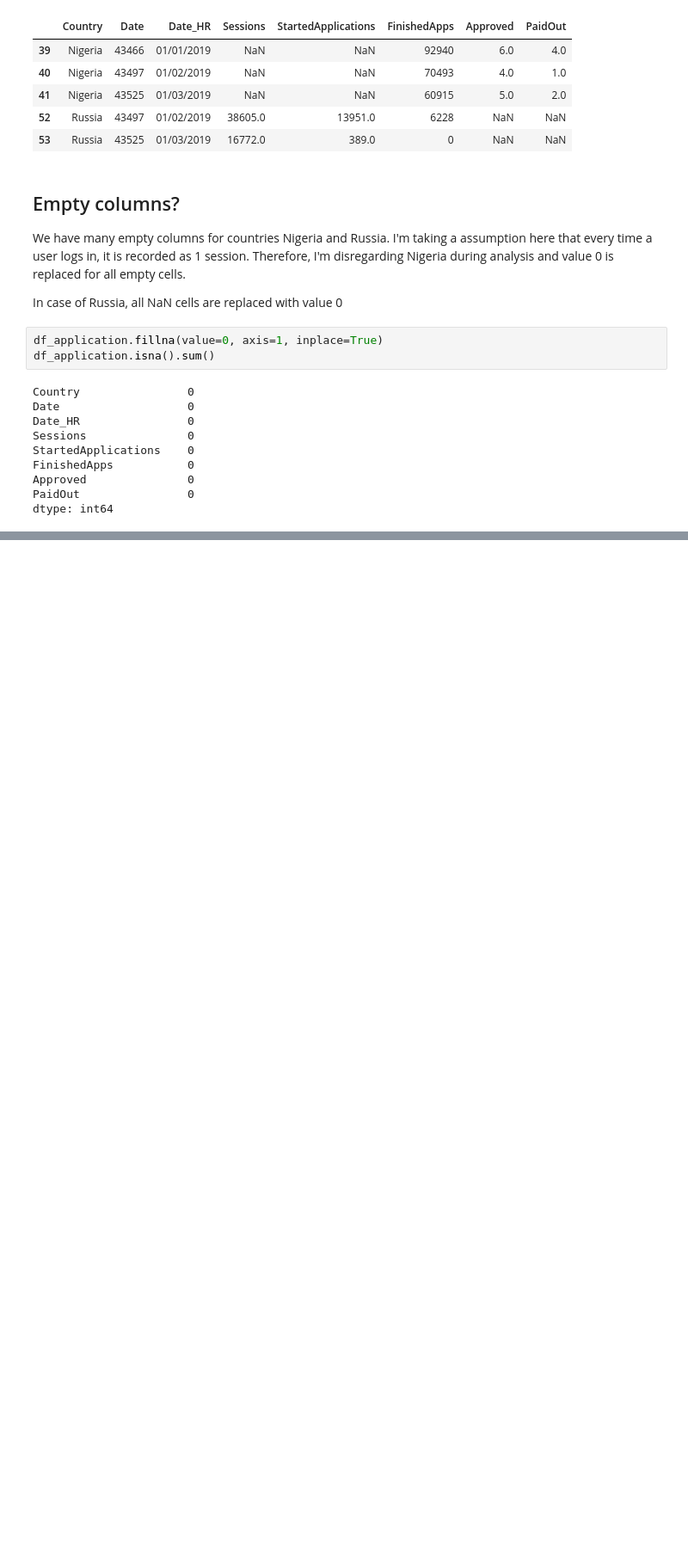
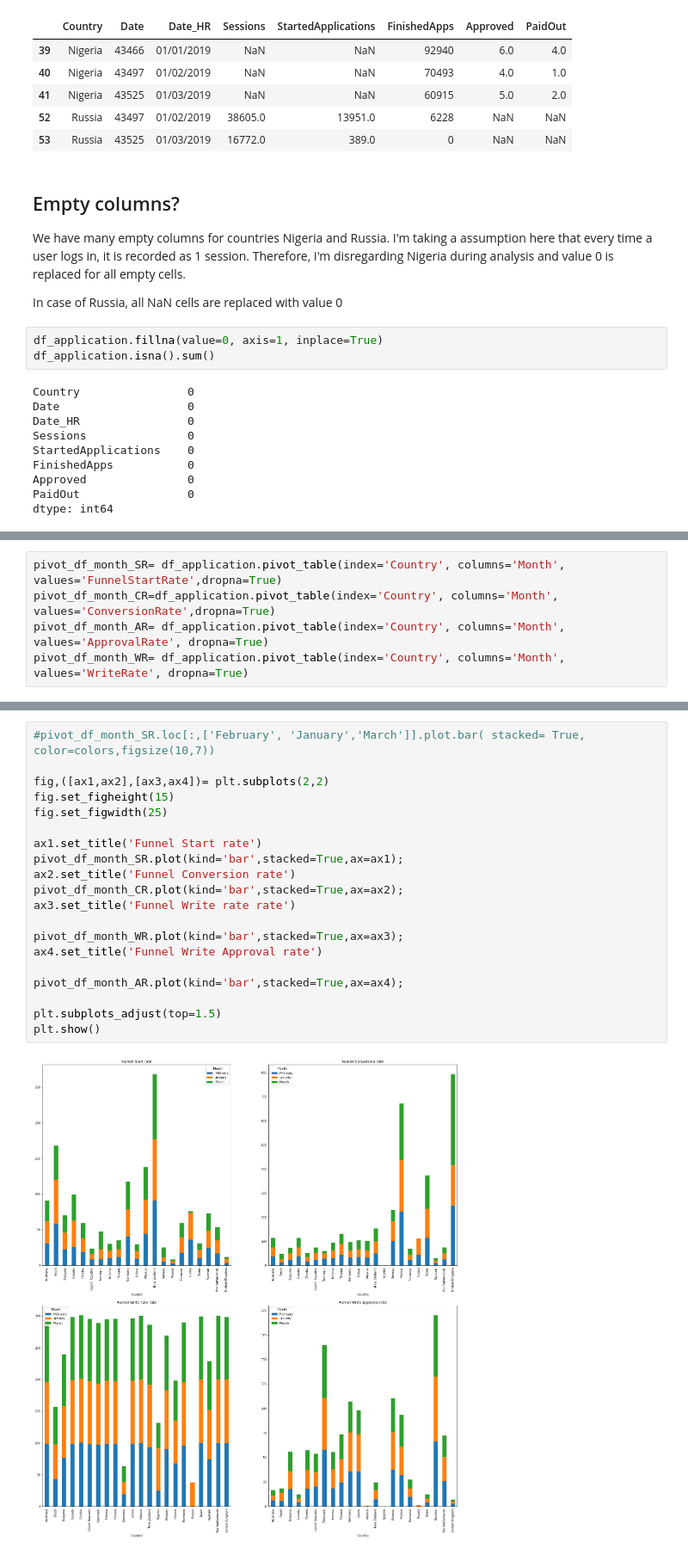
Before and after one commit to poddardelhi/crm_homeTask, a Jupyter notebook: HomeTask_CRMAnalyst.ipynb, the cells around one changed output, grey strips where cells are left out. Shown: that part at 86% size. Drawn from its saved outputs; the diff is of its cells as text; blank space fills up the shorter version.

```diff
--- a/HomeTask_CRMAnalyst.ipynb
+++ b/HomeTask_CRMAnalyst.ipynb
@@ -143,0 +160,5 @@ df_application.loc[:5,['Country','Date','FunnelStartRate','ConversionRate','Appr
+# %%
+pivot_df_month_SR= df_application.pivot_table(index='Country', columns='Month', values='FunnelStartRate',dropna=True)
+pivot_df_month_CR=df_application.pivot_table(index='Country', columns='Month', values='ConversionRate',dropna=True)
+pivot_df_month_AR= df_application.pivot_table(index='Country', columns='Month', values='ApprovalRate', dropna=True)
+pivot_df_month_WR= df_application.pivot_table(index='Country', columns='Month', values='WriteRate', dropna=True)
@@ -143,0 +186,22 @@ df_application.loc[:5,['Country','Date','FunnelStartRate','ConversionRate','Appr
+# %%
+#pivot_df_month_SR.loc[:,['February', 'January','March']].plot.bar( stacked= True, color=colors,figsize(10,7))
+
+fig,([ax1,ax2],[ax3,ax4])= plt.subplots(2,2)
+fig.set_figheight(15)
+fig.set_figwidth(25)
+
+ax1.set_title('Funnel Start rate')
+pivot_df_month_SR.plot(kind='bar',stacked=True,ax=ax1);
+ax2.set_title('Funnel Conversion rate')
+pivot_df_month_CR.plot(kind='bar',stacked=True,ax=ax2);
+ax3.set_title('Funnel Write rate rate')
+
+pivot_df_month_WR.plot(kind='bar',stacked=True,ax=ax3);
+ax4.set_title('Funnel Write Approval rate')
+
+pivot_df_month_AR.plot(kind='bar',stacked=True,ax=ax4);
+
+plt.subplots_adjust(top=1.5)
+plt.show()
+# %% [output]
+[figure, added]
```
Also changed, not shown: parts of 14 cells of this notebook.
